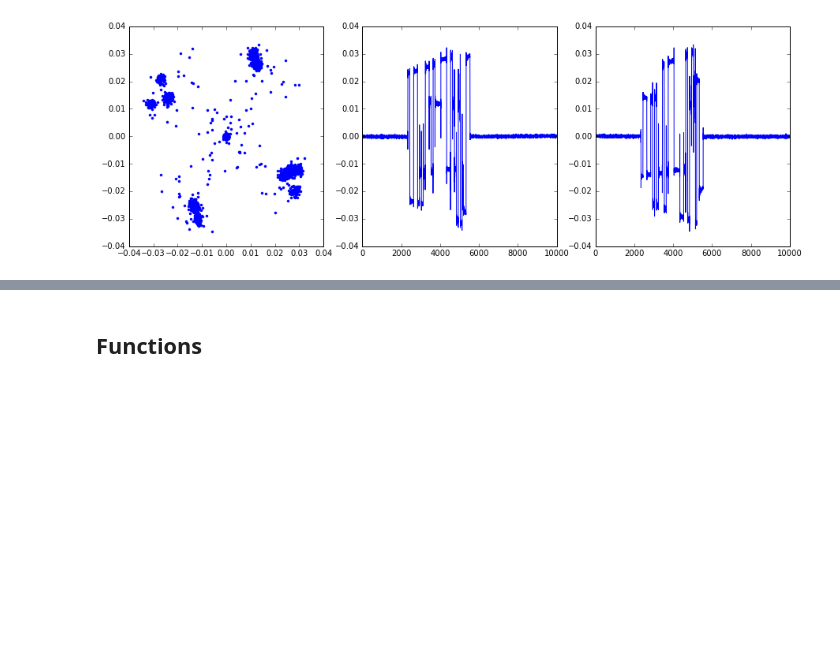
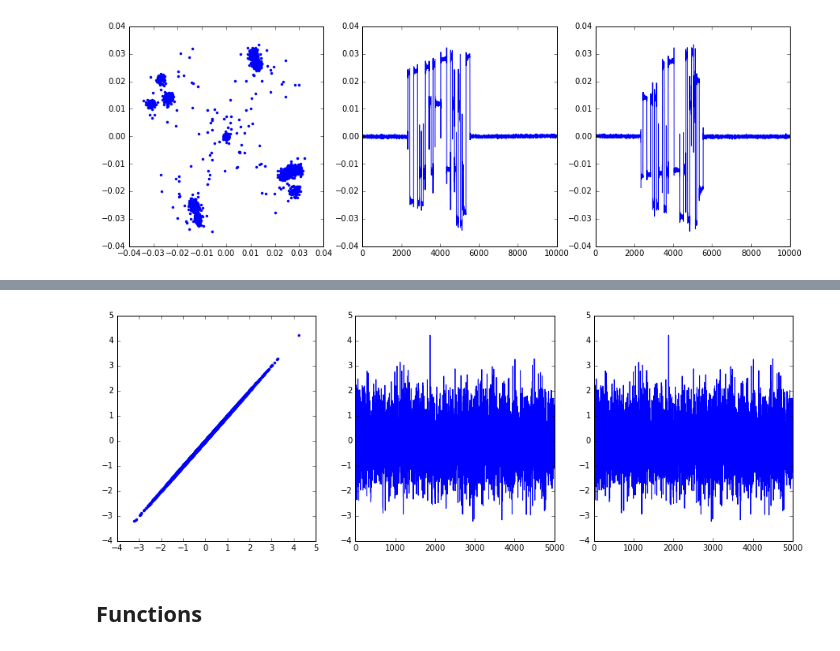
Before and after one commit to kailevy/usrp_2.5, a Jupyter notebook: Vis.ipynb, the cells around one changed output, grey strips where cells are left out. Cells and saved outputs as stored; diff of their text form; code cells hidden in the pictures; blank space fills up the shorter version.

```diff
--- a/Vis.ipynb
+++ b/Vis.ipynb
@@ -79,3 +81,7 @@ autoTrim(signal,header)
+# %%
+fullPlot(header)
+# %% [output]
+[figure, added]
 # %% [markdown]
 ## Functions
 # %%
```
Also changed, not shown: parts of 7 cells of this notebook.
